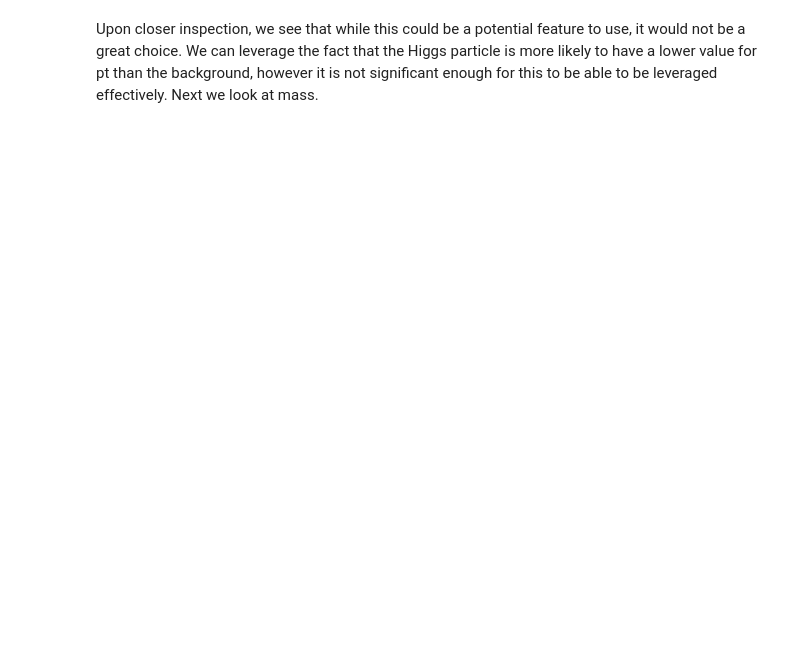
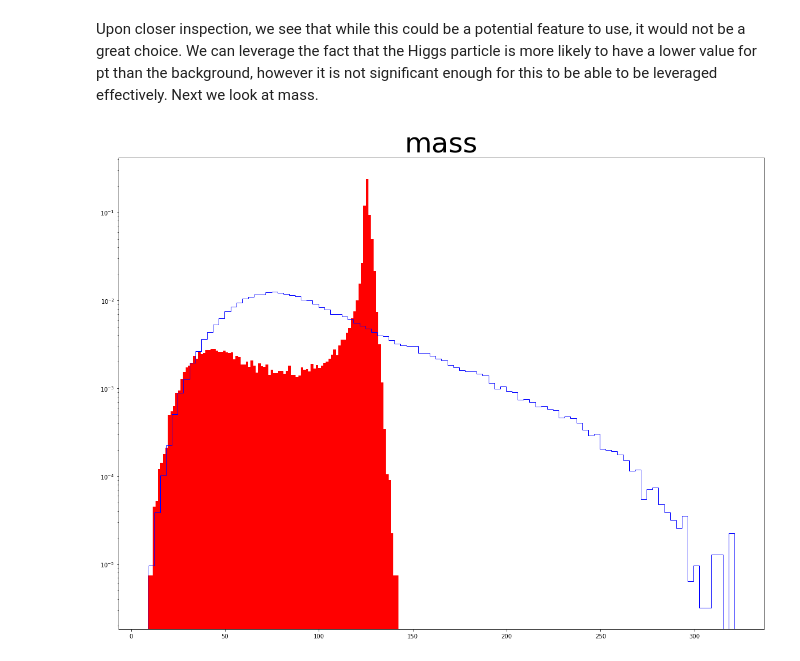
Before and after one commit to WyattOtsuka/PHYS434, a Jupyter notebook: lab5.ipynb, the cells around one changed output. Saved outputs shown, nothing was run; the diff lists cells and outputs as text; code cells hidden in the pictures; blank space fills up the shorter version.

```diff
--- a/lab5.ipynb
+++ b/lab5.ipynb
@@ -43,2 +43,6 @@ plotSingle('pt', 100)
 # %% [markdown]
 Upon closer inspection, we see that while this could be a potential feature to use, it would not be a great choice. We can leverage the fact that the Higgs particle is more likely to have a lower value for pt than the background, however it is not significant enough for this to be able to be leveraged effectively. Next we look at mass.
+# %%
+plotSingle('mass',100)
+# %% [output]
+[figure, added]
```
Also changed, not shown: parts of 7 cells of this notebook.
